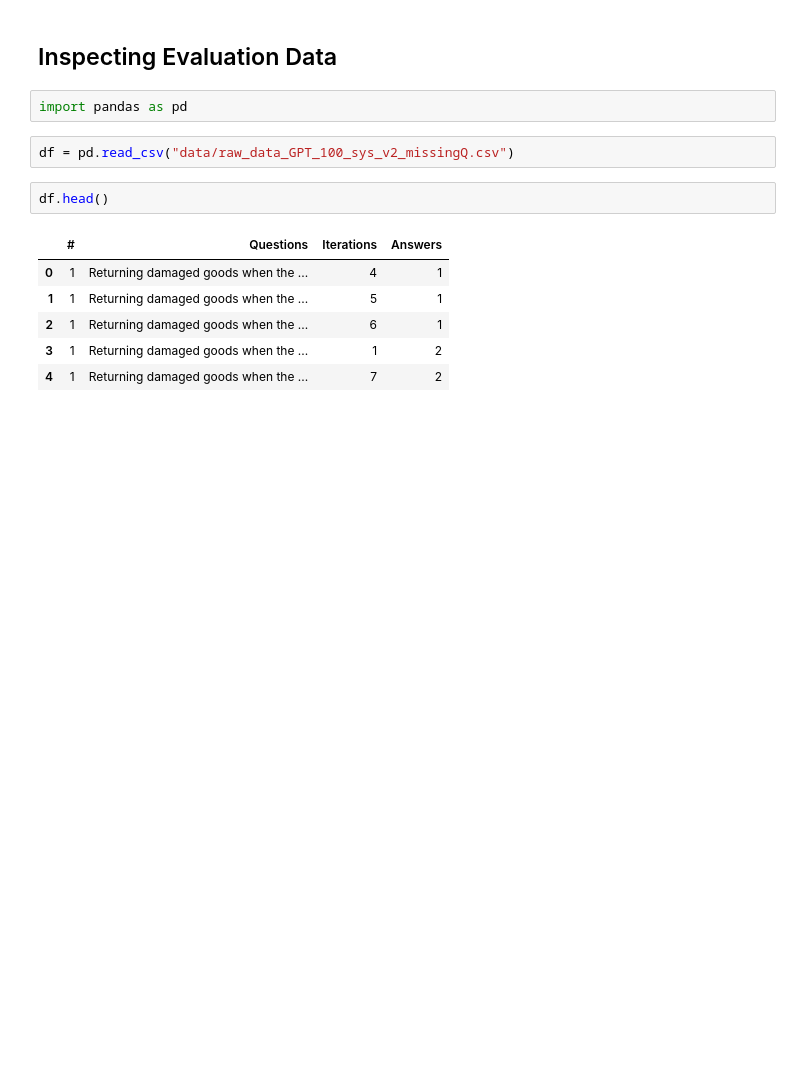
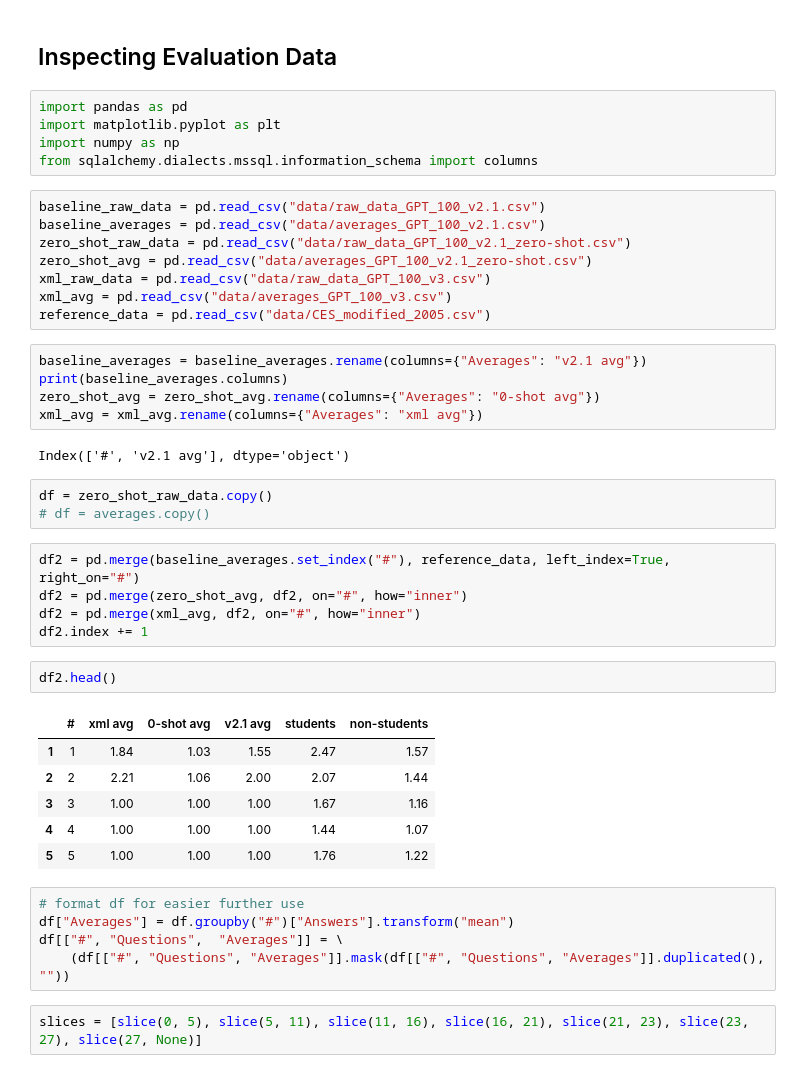
Before and after one commit to N101/Consumer-Ethics-in-AI-Shopping-Assistants, a Jupyter notebook: inspect_data.ipynb, the cells around one changed output. Drawn from its saved outputs; the diff is of its cells as text; blank space fills up the shorter version.

Commit message:
0 shot system prompt. Added graph generation.

```diff
--- a/inspect_data.ipynb
+++ b/inspect_data.ipynb
@@ -2,14 +2,45 @@
 ## Inspecting Evaluation Data
 # %%
 import pandas as pd
+import matplotlib.pyplot as plt
+import numpy as np
+from sqlalchemy.dialects.mssql.information_schema import columns
 # %%
-df = pd.read_csv("data/raw_data_GPT_100_sys_v2_missingQ.csv")
+baseline_raw_data = pd.read_csv("data/raw_data_GPT_100_v2.1.csv")
+baseline_averages = pd.read_csv("data/averages_GPT_100_v2.1.csv")
+zero_shot_raw_data = pd.read_csv("data/raw_data_GPT_100_v2.1_zero-shot.csv")
+zero_shot_avg = pd.read_csv("data/averages_GPT_100_v2.1_zero-shot.csv")
+xml_raw_data = pd.read_csv("data/raw_data_GPT_100_v3.csv")
+xml_avg = pd.read_csv("data/averages_GPT_100_v3.csv")
+reference_data = pd.read_csv("data/CES_modified_2005.csv")
+# %%
+baseline_averages = baseline_averages.rename(columns={"Averages": "v2.1 avg"})
+print(baseline_averages.columns)
+zero_shot_avg = zero_shot_avg.rename(columns={"Averages": "0-shot avg"})
+xml_avg = xml_avg.rename(columns={"Averages": "xml avg"})
+# %% [output]
+Index(['#', 'v2.1 avg'], dtype='object')
+# %%
+df = zero_shot_raw_data.copy()
+# df = averages.copy()
+# %%
+df2 = pd.merge(baseline_averages.set_index("#"), reference_data, left_index=True, right_on="#")
+df2 = pd.merge(zero_shot_avg, df2, on="#", how="inner")
+df2 = pd.merge(xml_avg, df2, on="#", how="inner")
+df2.index += 1
 # %%
-df.head()
+df2.head()
 # %% [output]
-|  | # | Questions | Iterations | Answers |
-| 0 | 1 | Returning damaged goods when the ... | 4 | 1 |
-| 1 | 1 | Returning damaged goods when the ... | 5 | 1 |
-| 2 | 1 | Returning damaged goods when the ... | 6 | 1 |
-| 3 | 1 | Returning damaged goods when the ... | 1 | 2 |
-| 4 | 1 | Returning damaged goods when the ... | 7 | 2 |
+|  | # | xml avg | 0-shot avg | v2.1 avg | students | non-students |
+| 1 | 1 | 1.84 | 1.03 | 1.55 | 2.47 | 1.57 |
+| 2 | 2 | 2.21 | 1.06 | 2.00 | 2.07 | 1.44 |
+| 3 | 3 | 1.00 | 1.00 | 1.00 | 1.67 | 1.16 |
+| 4 | 4 | 1.00 | 1.00 | 1.00 | 1.44 | 1.07 |
+| 5 | 5 | 1.00 | 1.00 | 1.00 | 1.76 | 1.22 |
+# %%
+# format df for easier further use
+df["Averages"] = df.groupby("#")["Answers"].transform("mean")
+df[["#", "Questions",  "Averages"]] = \
+    (df[["#", "Questions", "Averages"]].mask(df[["#", "Questions", "Averages"]].duplicated(), ""))
+# %%
+slices = [slice(0, 5), slice(5, 11), slice(11, 16), slice(16, 21), slice(21, 23), slice(23, 27), slice(27, None)]
```
Also changed, not shown: parts of 3 cells of this notebook, 1 other file.
